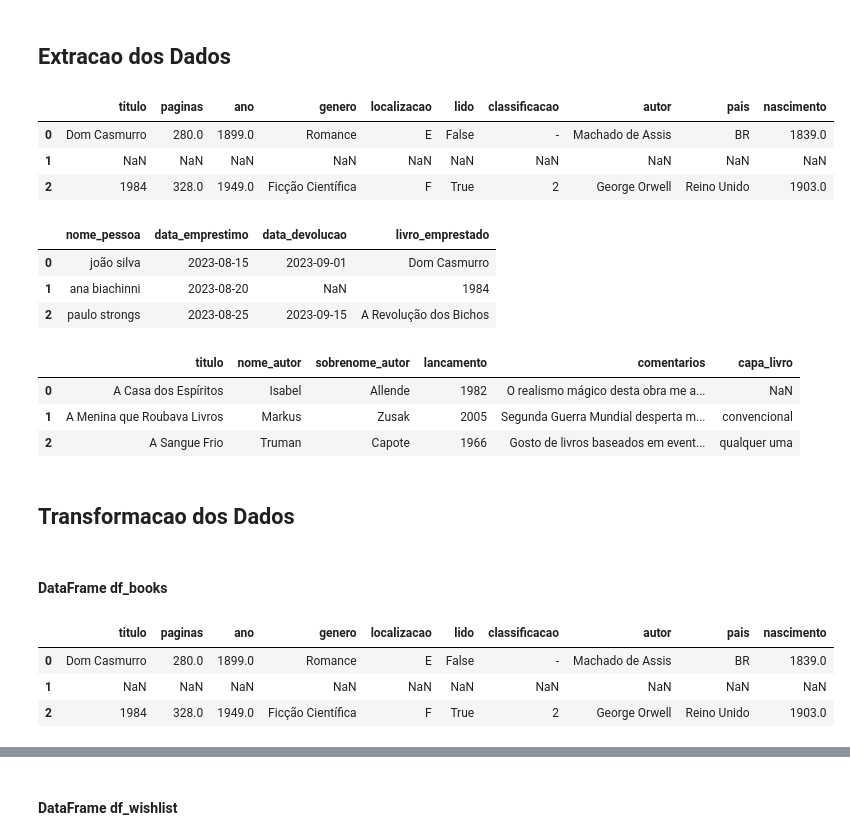
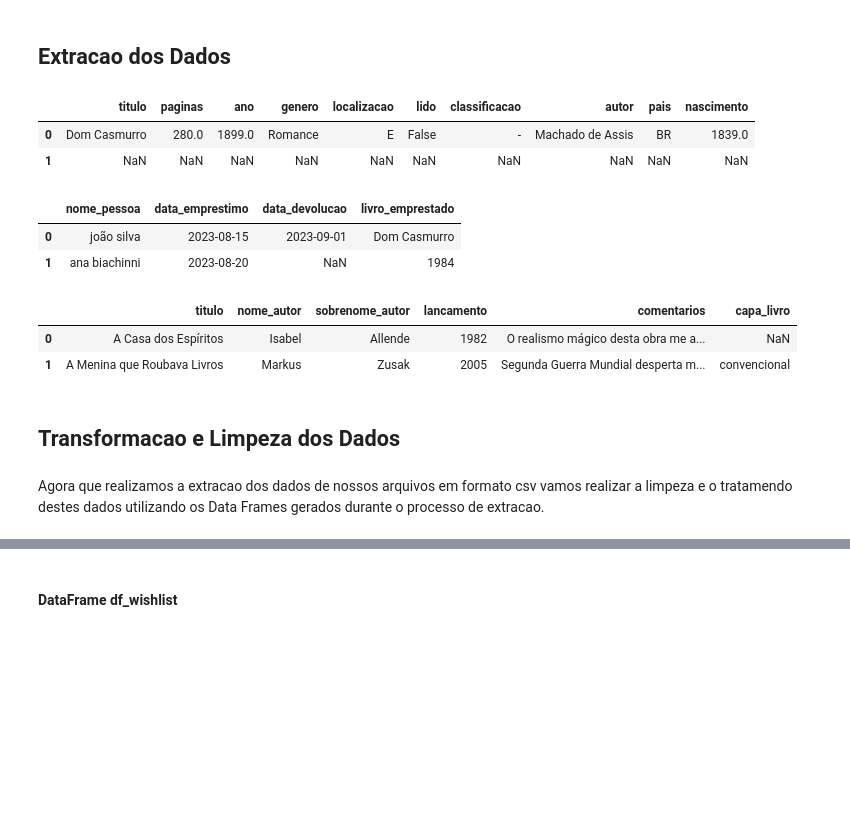
Before and after one commit to rafaelciriello/personal_library_data_project, a Jupyter notebook: Extração e Transformação dos Dados.ipynb, the cells around one changed output, grey strips where cells are left out. Drawn from its saved outputs; the diff is of its cells as text; code cells hidden in the pictures; blank space fills up the shorter version.

```diff
--- a/Extração e Transformação dos Dados.ipynb
+++ b/Extração e Transformação dos Dados.ipynb
@@ -5,39 +5,29 @@
 import pandas as pd
 # %%
 # Extraindo as informacoes da fonte de dados (arquivos .csv) e salvando em DataFrames
-df_books = pd.read_csv('/Users/rafaelciriello/Data Engineer/Projects/personal_library_data_project/data/books.csv')
-df_loans = pd.read_csv('/Users/rafaelciriello/Data Engineer/Projects/personal_library_data_project/data/loans.csv')
-df_wishlist = pd.read_csv('/Users/rafaelciriello/Data Engineer/Projects/personal_library_data_project/data/wishlist.csv')
+books = pd.read_csv('/Users/rafaelciriello/Data Engineer/Projects/personal_library_data_project/data/books.csv')
+loans = pd.read_csv('/Users/rafaelciriello/Data Engineer/Projects/personal_library_data_project/data/loans.csv')
+wishlist = pd.read_csv('/Users/rafaelciriello/Data Engineer/Projects/personal_library_data_project/data/wishlist.csv')
 # %%
 # Exibindo uma previa das informacoes extraidas
-df_books.head(n = 3)
+books.head(n = 2)
 # %% [output]
 |  | titulo | paginas | ano | genero | localizacao | lido | classificacao | autor | pais | nascimento |
 | 0 | Dom Casmurro | 280.0 | 1899.0 | Romance | E | False | - | Machado de Assis | BR | 1839.0 |
 | 1 | NaN | NaN | NaN | NaN | NaN | NaN | NaN | NaN | NaN | NaN |
-| 2 | 1984 | 328.0 | 1949.0 | Ficção Científica | F | True | 2 | George Orwell | Reino Unido | 1903.0 |
 # %%
-df_loans.head(n = 3)
+loans.head(n = 2)
 # %% [output]
 |  | nome_pessoa | data_emprestimo | data_devolucao | livro_emprestado |
 | 0 | joão silva | 2023-08-15 | 2023-09-01 | Dom Casmurro |
 | 1 | ana biachinni | 2023-08-20 | NaN | 1984 |
-| 2 | paulo strongs | 2023-08-25 | 2023-09-15 | A Revolução dos Bichos |
 # %%
-df_wishlist.head(n = 3)
+wishlist.head(n = 2)
 # %% [output]
 |  | titulo | nome_autor | sobrenome_autor | lancamento | comentarios | capa_livro |
 | 0 | A Casa dos Espíritos | Isabel | Allende | 1982 | O realismo mágico desta obra me a... | NaN |
 | 1 | A Menina que Roubava Livros | Markus | Zusak | 2005 | Segunda Guerra Mundial desperta m... | convencional |
-| 2 | A Sangue Frio | Truman | Capote | 1966 | Gosto de livros baseados em event... | qualquer uma |
 # %% [markdown]
-## Transformacao dos Dados
+## Transformacao e Limpeza dos Dados
 # %% [markdown]
-#### DataFrame df_books
+Agora que realizamos a extracao dos dados de nossos arquivos em formato csv vamos realizar a limpeza e o tratamendo destes dados utilizando os Data Frames gerados durante o processo de extracao.
-# %%
-df_books.head(n = 3)
-# %% [output]
-|  | titulo | paginas | ano | genero | localizacao | lido | classificacao | autor | pais | nascimento |
-| 0 | Dom Casmurro | 280.0 | 1899.0 | Romance | E | False | - | Machado de Assis | BR | 1839.0 |
-| 1 | NaN | NaN | NaN | NaN | NaN | NaN | NaN | NaN | NaN | NaN |
-| 2 | 1984 | 328.0 | 1949.0 | Ficção Científica | F | True | 2 | George Orwell | Reino Unido | 1903.0 |
```
Also changed, not shown: parts of 31 cells of this notebook, 3 other files.
